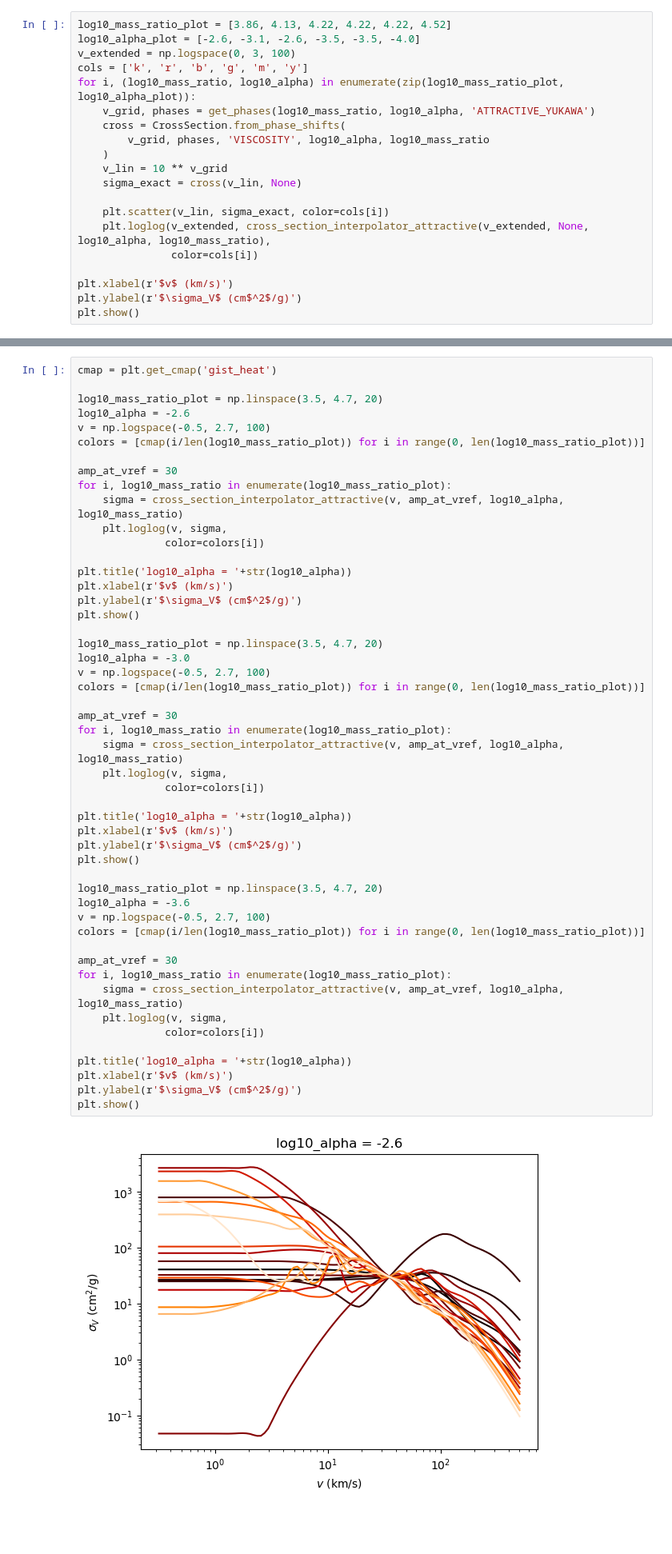
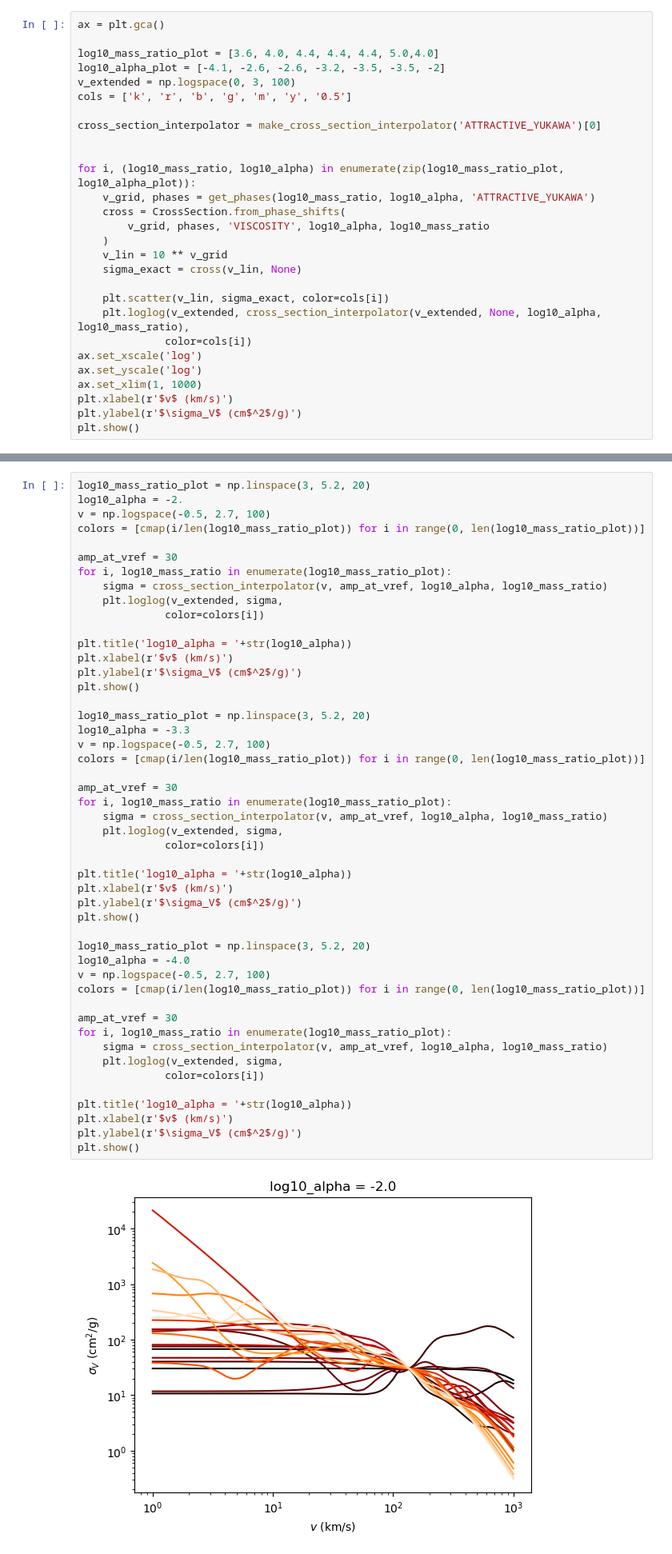
Before and after one commit to dangilman/pykawa, a Jupyter notebook: notebooks/attractive_yukawa_tabulated.ipynb, the cells around one changed output, grey strips where cells are left out. Shown at 80% size. Saved outputs shown, nothing was run; the diff lists cells and outputs as text; blank space fills up the shorter version.

```diff
--- a/notebooks/attractive_yukawa_tabulated.ipynb
+++ b/notebooks/attractive_yukawa_tabulated.ipynb
@@ -82,8 +6,14 @@ cross_section_interpolator_attractive, *_ = make_cross_section_interpolator('ATT
 # %%
-log10_mass_ratio_plot = [3.86, 4.13, 4.22, 4.22, 4.22, 4.52]
-log10_alpha_plot = [-2.6, -3.1, -2.6, -3.5, -3.5, -4.0]
+ax = plt.gca()
+
+log10_mass_ratio_plot = [3.6, 4.0, 4.4, 4.4, 4.4, 5.0,4.0]
+log10_alpha_plot = [-4.1, -2.6, -2.6, -3.2, -3.5, -3.5, -2]
 v_extended = np.logspace(0, 3, 100)
-cols = ['k', 'r', 'b', 'g', 'm', 'y']
+cols = ['k', 'r', 'b', 'g', 'm', 'y', '0.5']
+
+cross_section_interpolator = make_cross_section_interpolator('ATTRACTIVE_YUKAWA')[0]
+
+
 for i, (log10_mass_ratio, log10_alpha) in enumerate(zip(log10_mass_ratio_plot, log10_alpha_plot)):
     v_grid, phases = get_phases(log10_mass_ratio, log10_alpha, 'ATTRACTIVE_YUKAWA')
     cross = CrossSection.from_phase_shifts(
@@ -93,9 +23,11 @@ for i, (log10_mass_ratio, log10_alpha) in enumerate(zip(log10_mass_ratio_plot, l
     sigma_exact = cross(v_lin, None)
 
     plt.scatter(v_lin, sigma_exact, color=cols[i])
-    plt.loglog(v_extended, cross_section_interpolator_attractive(v_extended, None, log10_alpha, log10_mass_ratio),
-               color=cols[i])
-
+    plt.loglog(v_extended, cross_section_interpolator(v_extended, None, log10_alpha, log10_mass_ratio),
+              color=cols[i])
+ax.set_xscale('log')
+ax.set_yscale('log')
+ax.set_xlim(1, 1000)
 plt.xlabel(r'$v$ (km/s)')
 plt.ylabel(r'$\sigma_V$ (cm$^2$/g)')
 plt.show()
@@ -104,52 +64,50 @@ plt.show()
 # %%
-cmap = plt.get_cmap('gist_heat')
-
-log10_mass_ratio_plot = np.linspace(3.5, 4.7, 20)
-log10_alpha = -2.6
+log10_mass_ratio_plot = np.linspace(3, 5.2, 20)
+log10_alpha = -2.
 v = np.logspace(-0.5, 2.7, 100)
 colors = [cmap(i/len(log10_mass_ratio_plot)) for i in range(0, len(log10_mass_ratio_plot))]
 
 amp_at_vref = 30
 for i, log10_mass_ratio in enumerate(log10_mass_ratio_plot):
-    sigma = cross_section_interpolator_attractive(v, amp_at_vref, log10_alpha, log10_mass_ratio)
-    plt.loglog(v, sigma,
+    sigma = cross_section_interpolator(v, amp_at_vref, log10_alpha, log10_mass_ratio)
+    plt.loglog(v_extended, sigma,
               color=colors[i])
 
 plt.title('log10_alpha = '+str(log10_alpha))
 plt.xlabel(r'$v$ (km/s)')
 plt.ylabel(r'$\sigma_V$ (cm$^2$/g)')
 plt.show()
 
-log10_mass_ratio_plot = np.linspace(3.5, 4.7, 20)
-log10_alpha = -3.0
+log10_mass_ratio_plot = np.linspace(3, 5.2, 20)
+log10_alpha = -3.3
 v = np.logspace(-0.5, 2.7, 100)
 colors = [cmap(i/len(log10_mass_ratio_plot)) for i in range(0, len(log10_mass_ratio_plot))]
 
 amp_at_vref = 30
 for i, log10_mass_ratio in enumerate(log10_mass_ratio_plot):
-    sigma = cross_section_interpolator_attractive(v, amp_at_vref, log10_alpha, log10_mass_ratio)
-    plt.loglog(v, sigma,
+    sigma = cross_section_interpolator(v, amp_at_vref, log10_alpha, log10_mass_ratio)
+    plt.loglog(v_extended, sigma,
               color=colors[i])
 
 plt.title('log10_alpha = '+str(log10_alpha))
 plt.xlabel(r'$v$ (km/s)')
 plt.ylabel(r'$\sigma_V$ (cm$^2$/g)')
 plt.show()
 
-log10_mass_ratio_plot = np.linspace(3.5, 4.7, 20)
-log10_alpha = -3.6
+log10_mass_ratio_plot = np.linspace(3, 5.2, 20)
+log10_alpha = -4.0
 v = np.logspace(-0.5, 2.7, 100)
 colors = [cmap(i/len(log10_mass_ratio_plot)) for i in range(0, len(log10_mass_ratio_plot))]
 
 amp_at_vref = 30
 for i, log10_mass_ratio in enumerate(log10_mass_ratio_plot):
-    sigma = cross_section_interpolator_attractive(v, amp_at_vref, log10_alpha, log10_mass_ratio)
-    plt.loglog(v, sigma,
+    sigma = cross_section_interpolator(v, amp_at_vref, log10_alpha, log10_mass_ratio)
+    plt.loglog(v_extended, sigma,
               color=colors[i])
 
 plt.title('log10_alpha = '+str(log10_alpha))
 plt.xlabel(r'$v$ (km/s)')
 plt.ylabel(r'$\sigma_V$ (cm$^2$/g)')
 plt.show()
 # %% [output]
-[figure, old version]
+[figure, new version]
```
Also changed, not shown: parts of 6 cells of this notebook, 9 other files.
